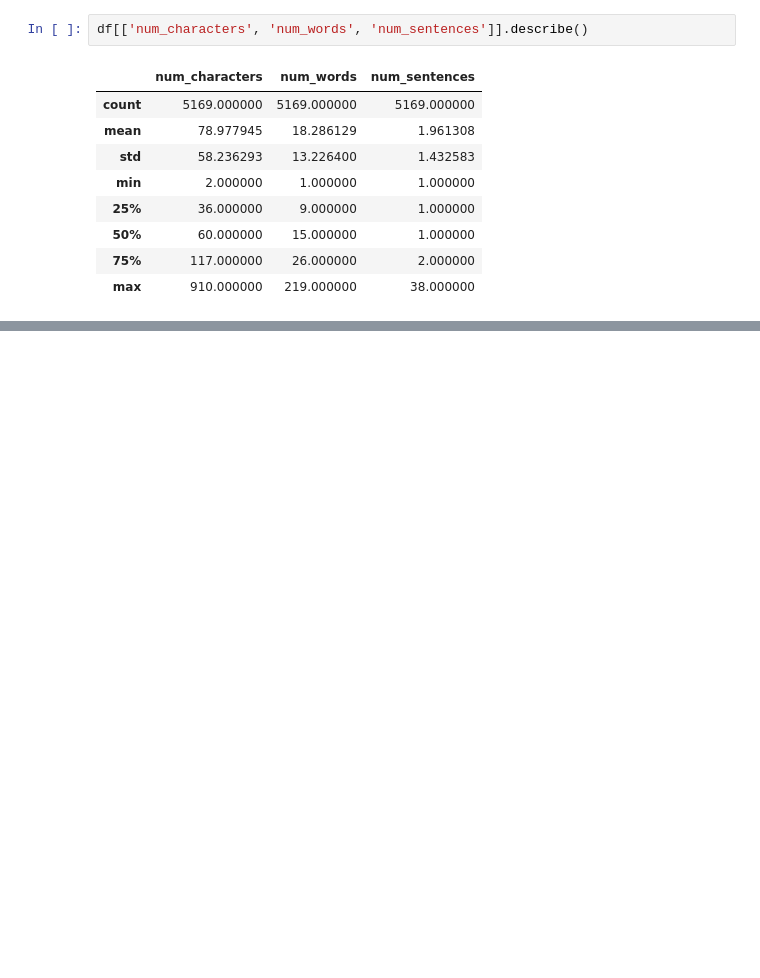
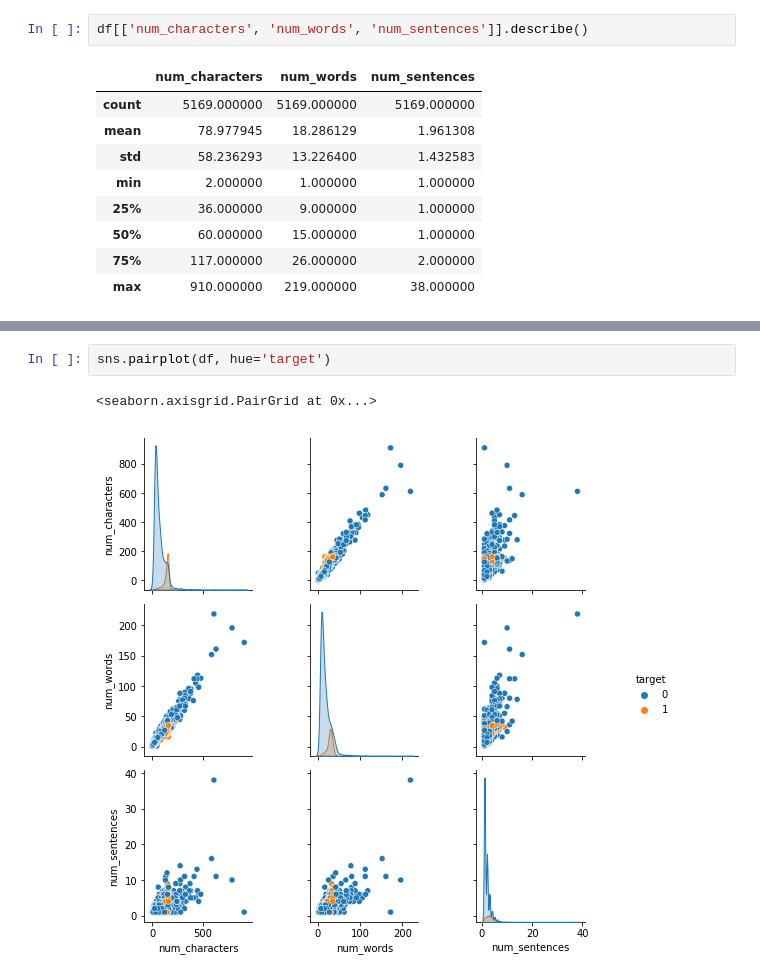
Before and after one commit to NavdeepTU/Machine-Learning-Capstone-Projects, a Jupyter notebook: 01. Email spam classifier/sms-spam-detection.ipynb, the cells around one changed output, grey strips where cells are left out. Cells and saved outputs as stored; diff of their text form; blank space fills up the shorter version.

```diff
--- a/01. Email spam classifier/sms-spam-detection.ipynb
+++ b/01. Email spam classifier/sms-spam-detection.ipynb
@@ -189,0 +232,5 @@ df[['num_characters', 'num_words', 'num_sentences']].describe()
+# %%
+sns.pairplot(df, hue='target')
+# %% [output]
+<seaborn.axisgrid.PairGrid at 0x...>
+[figure, added]
```
Also changed, not shown: parts of 14 cells of this notebook.
